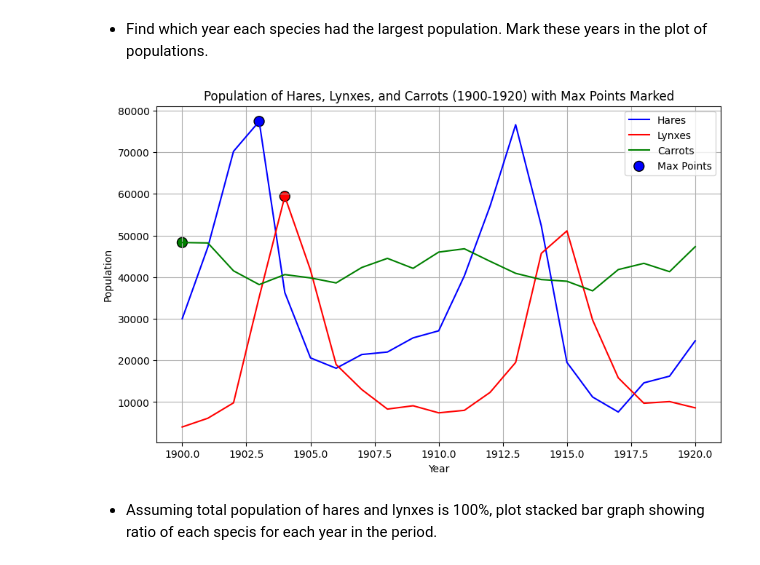
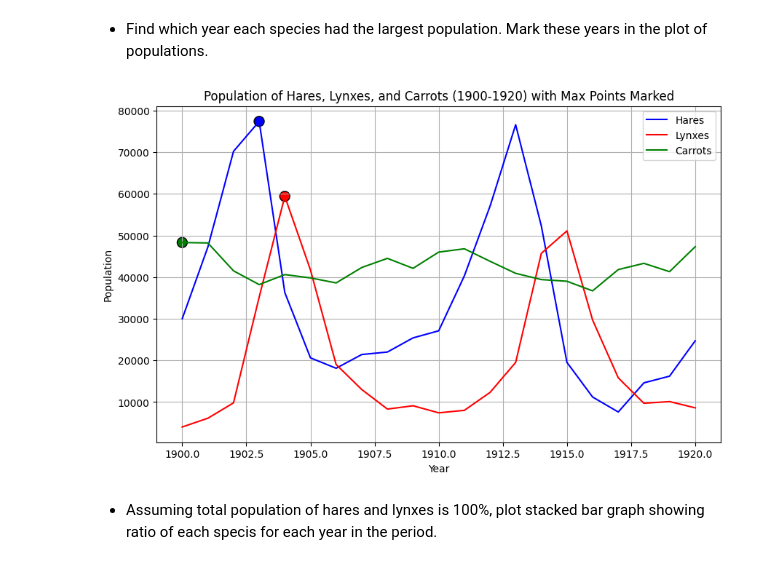
Before and after one commit to n1ks0N/DZ-GromiakovNV-StatPrak, a Jupyter notebook: 2_numpy+matplotlib.ipynb, the cells around one changed output. Drawn from its saved outputs; the diff is of its cells as text; code cells hidden in the pictures.

```diff
--- a/2_numpy+matplotlib.ipynb
+++ b/2_numpy+matplotlib.ipynb
@@ -895,35 +117,35 @@ plt.show()
 import numpy as np
 import matplotlib.pyplot as plt
 
 data = np.loadtxt("assets/populations.txt", skiprows=1)
 
 years = data[:, 0]
 hares = data[:, 1]
 lynxes = data[:, 2]
 carrots = data[:, 3]
 
 max_hare_year, max_hare_pop = years[np.argmax(hares)], np.max(hares)
 max_lynx_year, max_lynx_pop = years[np.argmax(lynxes)], np.max(lynxes)
 max_carrot_year, max_carrot_pop = years[np.argmax(carrots)], np.max(carrots)
 
 plt.figure(figsize=(10, 6))
 plt.plot(years, hares, label="Hares", color='blue')
 plt.plot(years, lynxes, label="Lynxes", color='red')
 plt.plot(years, carrots, label="Carrots", color='green')
 
 plt.scatter([max_hare_year, max_lynx_year, max_carrot_year],
             [max_hare_pop, max_lynx_pop, max_carrot_pop],
-            color=['blue', 'red', 'green'], s=100, edgecolor='black', label="Max Points")
+            color=['blue', 'red', 'green'], s=100, edgecolor='black')
 
 plt.xlabel("Year")
 plt.ylabel("Population")
 plt.title("Population of Hares, Lynxes, and Carrots (1900-1920) with Max Points Marked")
 plt.legend()
 plt.grid(True)
 
 plt.show()
 # %% [output]
-[figure, old version]
+[figure, new version]
 # %% [markdown]
 - Assuming total population of hares and lynxes is 100%, plot stacked bar graph showing ratio of each specis for each year in the period.
 # %%
```
Also changed, not shown: parts of 127 cells of this notebook.
